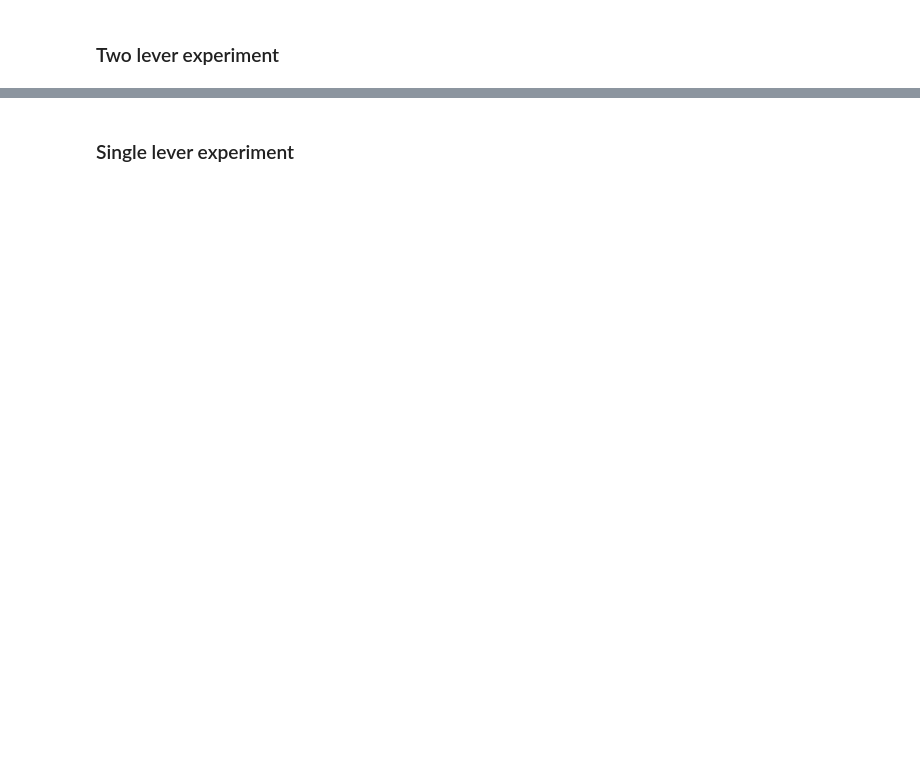
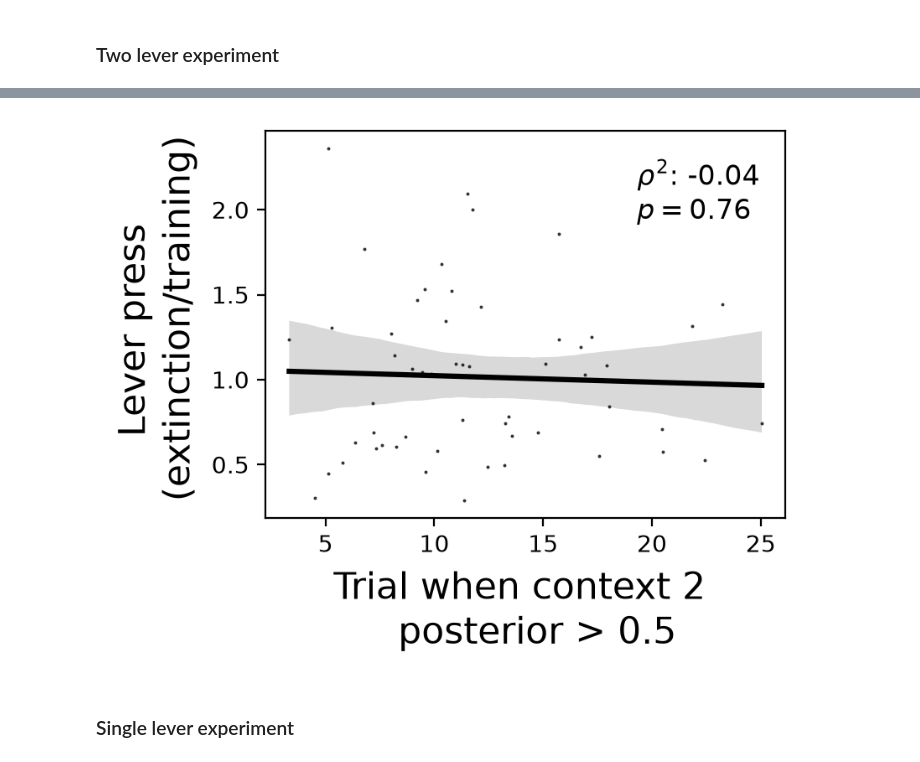
Before and after one commit to SIHranova/ContextualSUD, a Jupyter notebook: notebooks/1_devaluation_Kosaki_2010.ipynb, the cells around one changed output, grey strips where cells are left out. Saved outputs shown, nothing was run; the diff lists cells and outputs as text; code cells hidden in the pictures; blank space fills up the shorter version.

```diff
--- a/notebooks/1_devaluation_Kosaki_2010.ipynb
+++ b/notebooks/1_devaluation_Kosaki_2010.ipynb
@@ -287,3 +249,44 @@ p-value annotation legend:
+# %%
+
+	############################################
+	# Plot correlation of rate of lever pressing
+	# vs trial at which context switch inferred
+	############################################
+
+	if True:
+		df = dataframe.copy()
+		df["context_c"] = df["context_c"] - pars["n_blocks_train"]*pars["block_length"]                                  # center trial at which context switch inferred
+		df = df.groupby(by=["experimental_group","sim","phase","t","context_c"])[["action"]].value_counts(normalize=True)  # count number of time action 0 was executed
+		df = ((df[:,:,"extinction",0,:])/(df[:,:,"training",0,:])).reset_index().query("action == 0")                      # normalize relative to training phase
+		df.loc[(df["context_c"] > pars["block_length"]) | (df["context_c"] < 0),"context_c"] = np.nan
+
+
+		d = df[["experimental_group", "proportion","context_c"]].dropna()
+		corr_fig = plt.figure(dpi=200, figsize=(4,3))
+		plt.subplots_adjust(wspace=0.4)
+		plt.subplot(1,1,1)
+		# r_g1,p_g1 = pearsonr(d.query("experimental_group==0")["context_c"], d.query("experimental_group==0")["proportion"])
+		# r_g2,p_g2 = pearsonr(d.query("experimental_group==1")["context_c"], d.query("experimental_group==1")["proportion"])
+		r_all,p_all = pearsonr(d["context_c"], d["proportion"])
+
+		p = 0.05
+		# p_g1 = p if p_g1 < p else p_g1
+		# p_g2 = p if p_g2 < p else p_g2
+		p_all = fr"$p<{p}$" if p_all < p else fr"$p={p_all.round(2)}$"
+
+		# g = sns.regplot(data=df.query("experimental_group==0"), y="proportion",x="context_c", ci=95, scatter_kws={"alpha":0.5},label=fr"O2 devalued Pearson $\rho$: {r_g1.round(2)}, p<{p_g1}")
+		# g = sns.regplot(data=df.query("experimental_group==1"), y="proportion",x="context_c", ci=95, scatter_kws={"alpha":0.5},label=fr"O1 devalued Pearson $\rho$: {r_g2.round(2)}, p<{p_g2}")
+
+		corr_g = sns.regplot(data=df, y="proportion",x="context_c", ci=95,
+		                scatter_kws={"s":2, "color":"black", "linewidths":0},
+						line_kws = {"color":"black"},
+						)
+
+		corr_g.legend(labels = [fr"$\rho^2$: {r_all.round(2)}" + "\n" +  p_all], frameon=False, markerscale=0,fontsize=12)
+		corr_g.set_xlabel("Trial when context 2 \n  posterior > 0.5", fontsize=16)
+		corr_g.set_ylabel("Lever press \n (extinction/training)", fontsize=16)
+# %% [output]
+[figure, added]
 # %% [markdown]
 ### Single lever experiment
 # %%
```
Also changed, not shown: parts of 5 cells of this notebook.
